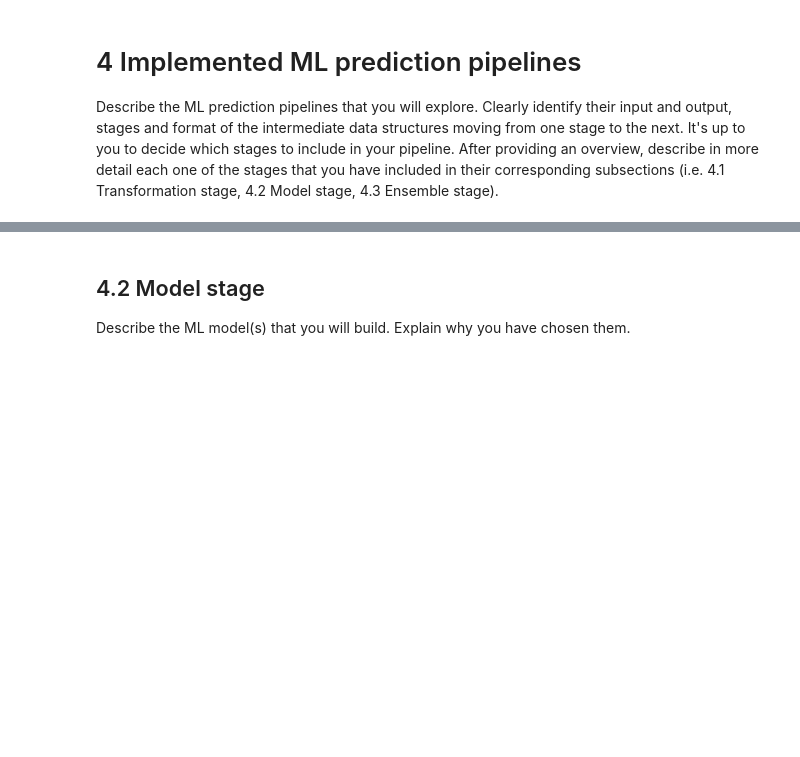
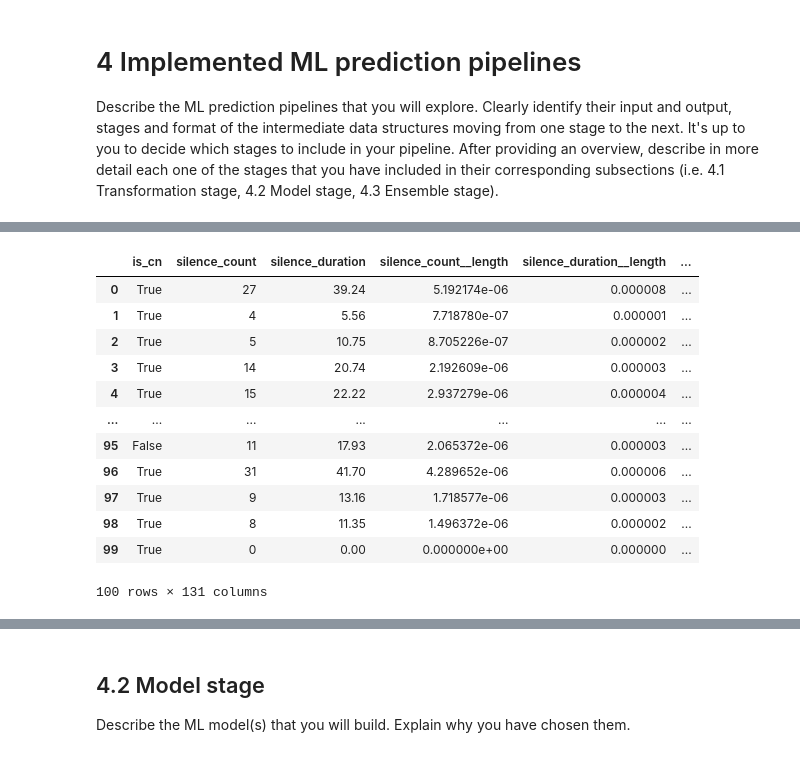
Before and after one commit to scris/ml-project-fautt, a Jupyter notebook: submission.ipynb, the cells around one changed output, grey strips where cells are left out. Cells and saved outputs as stored; diff of their text form; code cells hidden in the pictures; blank space fills up the shorter version.

```diff
--- a/submission.ipynb
+++ b/submission.ipynb
@@ -145,0 +206,2 @@ Describe any transformations, such as feature extraction. Identify input and out
+# %%
+feats = {'is_cn': df['Language'] == 'Chinese'}
@@ -145,0 +299,17 @@ Describe any transformations, such as feature extraction. Identify input and out
+# %%
+from scipy import stats
+
+more_audio_feats = []
+for i in tqdm(range(len(df))):
+    wf_np = list_waveform[i][0].numpy()
+    energy = np.sum(np.square(wf_np))
+    zero_crossings = np.sum(np.diff(np.signbit(wf_np)))
+    kurtosis = stats.kurtosis(wf_np)
+    skew = stats.skew(wf_np)
+    more_audio_feats.append([energy, zero_crossings, kurtosis, skew])
+more_audio_feats = np.array(more_audio_feats)
+
+feats['voice_energy'] = more_audio_feats[:,0]
+feats['voice_zero_crossings'] = more_audio_feats[:,1]
+feats['voice_kurtosis'] = more_audio_feats[:,2]
+feats['voice_skew'] = more_audio_feats[:,3]
@@ -145,0 +416,40 @@ Describe any transformations, such as feature extraction. Identify input and out
+# %%
+f_audio_feats = []
+for i in tqdm(range(len(df))):
+    # Get F_Banks Results
+    f_banks = np.asarray(get_f_bank_feats(list_waveform[i][0], list_sample_rate[i]))
+
+    # Calculate F_Banks Statistics
+    f_means = np.mean(f_banks, axis=0)  # (40,)
+    f_all_max = np.max(f_banks, axis=0)  # (40,)
+    f_all_min = np.min(f_banks, axis=0)  # (40,)
+    f_stats = np.concatenate([
+        f_means, f_all_max, f_all_min
+    ])
+    f_audio_feats.append(f_stats)
+
+f_audio_feats = np.array(f_audio_feats)
+feat_names = []
+for stat in ['mean', 'max', 'min']:
+    for i in range(40):
+        feat_names.append(f'f_bank_{stat}_{i}')
+
+for i, name in enumerate(feat_names):
+    feats[name] = f_audio_feats[:, i]
+
+df_feats = pd.DataFrame(feats)
+df_feats
+# %% [output]
+|  | is_cn | silence_count | silence_duration | silence_count__length | silence_duration__length | ... |
+| 0 | True | 27 | 39.24 | 5.192174e-06 | 0.000008 | ... |
+| 1 | True | 4 | 5.56 | 7.718780e-07 | 0.000001 | ... |
+| 2 | True | 5 | 10.75 | 8.705226e-07 | 0.000002 | ... |
+| 3 | True | 14 | 20.74 | 2.192609e-06 | 0.000003 | ... |
+| 4 | True | 15 | 22.22 | 2.937279e-06 | 0.000004 | ... |
+| ... | ... | ... | ... | ... | ... | ... |
+| 95 | False | 11 | 17.93 | 2.065372e-06 | 0.000003 | ... |
+| 96 | True | 31 | 41.70 | 4.289652e-06 | 0.000006 | ... |
+| 97 | True | 9 | 13.16 | 1.718577e-06 | 0.000003 | ... |
+| 98 | True | 8 | 11.35 | 1.496372e-06 | 0.000002 | ... |
+| 99 | True | 0 | 0.00 | 0.000000e+00 | 0.000000 | ... |
+100 rows × 131 columns
```
Also changed, not shown: parts of 16 cells of this notebook, 1 other file.
